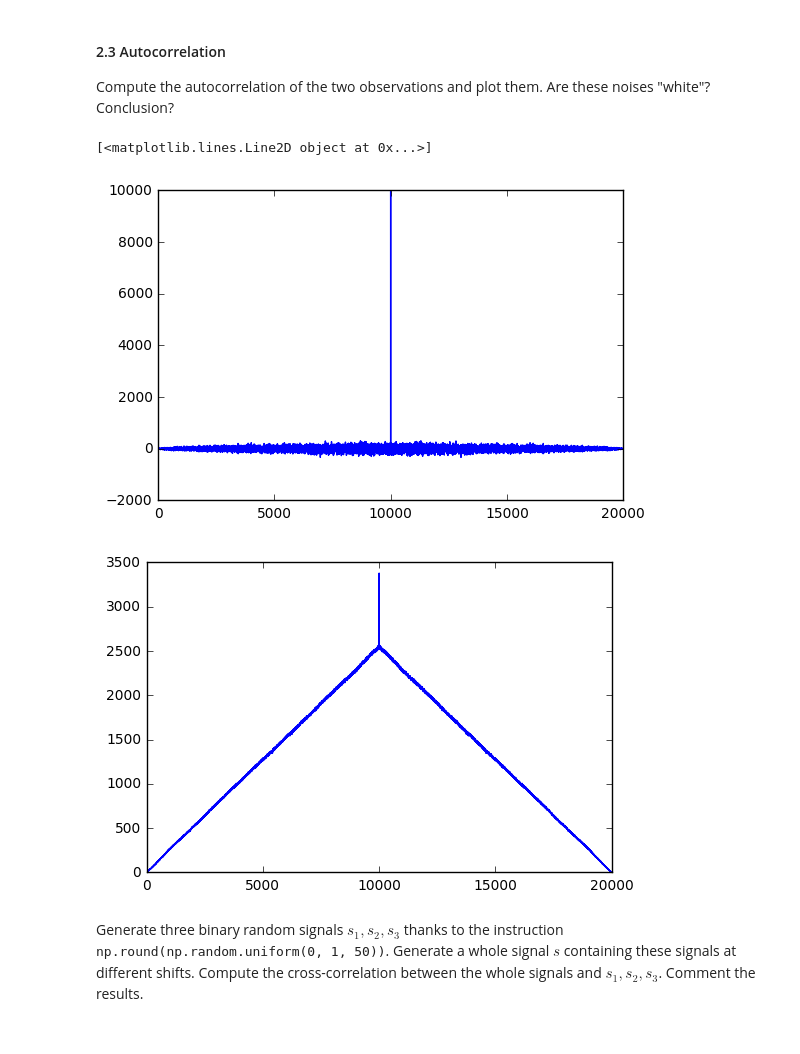
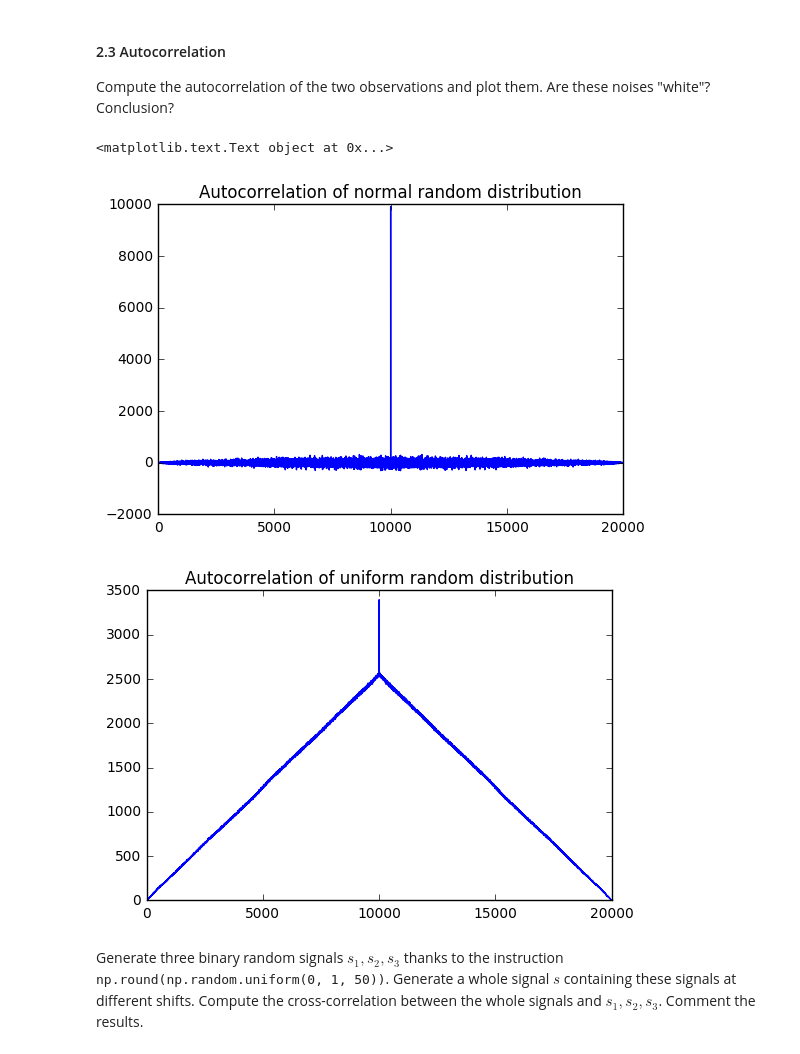
Before and after one commit to gopi231091/DSP-TP-1617, a Jupyter notebook: Lab1/python/Lab1.ipynb, the cells around one changed output. Saved outputs shown, nothing was run; the diff lists cells and outputs as text; code cells hidden in the pictures.

```diff
--- a/Lab1/python/Lab1.ipynb
+++ b/Lab1/python/Lab1.ipynb
@@ -262,19 +266,22 @@ Compute the autocorrelation of the two observations and plot them. Are these noi
 # %%
 # Compute the autocorrelation of Gaussian observations
 auto_nor = np.correlate(rand_nor,rand_nor,'full')
 plt.figure()
 plt.plot(auto_nor)
+plt.title('Autocorrelation of normal random distribution')
 
+# Compute the autocorrelation of uniform random observations
 auto_uni = np.correlate(rand_uni,rand_uni,'full')
 plt.figure()
 plt.plot(auto_uni)
+plt.title('Autocorrelation of uniform random distribution')
 
 #The autocorrelation of normal distribution has almost a dirac function type
 #from the properties of white noise , we can say that the noise which has autocorrelation as a dirac is "white noise"
 # %% [output]
-[<matplotlib.lines.Line2D object at 0x...>]
+<matplotlib.text.Text object at 0x...>
-[figure, old version]
+[figure, new version]
-[figure, old version]
+[figure, new version]
 # %% [markdown]
 Generate three binary random signals $s_1, s_2, s_3$ thanks to the instruction <tt>np.round(np.random.uniform(0, 1, 50))</tt>. Generate a whole signal $s$ containing these signals at different shifts. Compute the cross-correlation between the whole signals and $s_1, s_2, s_3$. Comment the results.
 # %%
```
Also changed, not shown: parts of 4 cells of this notebook.
